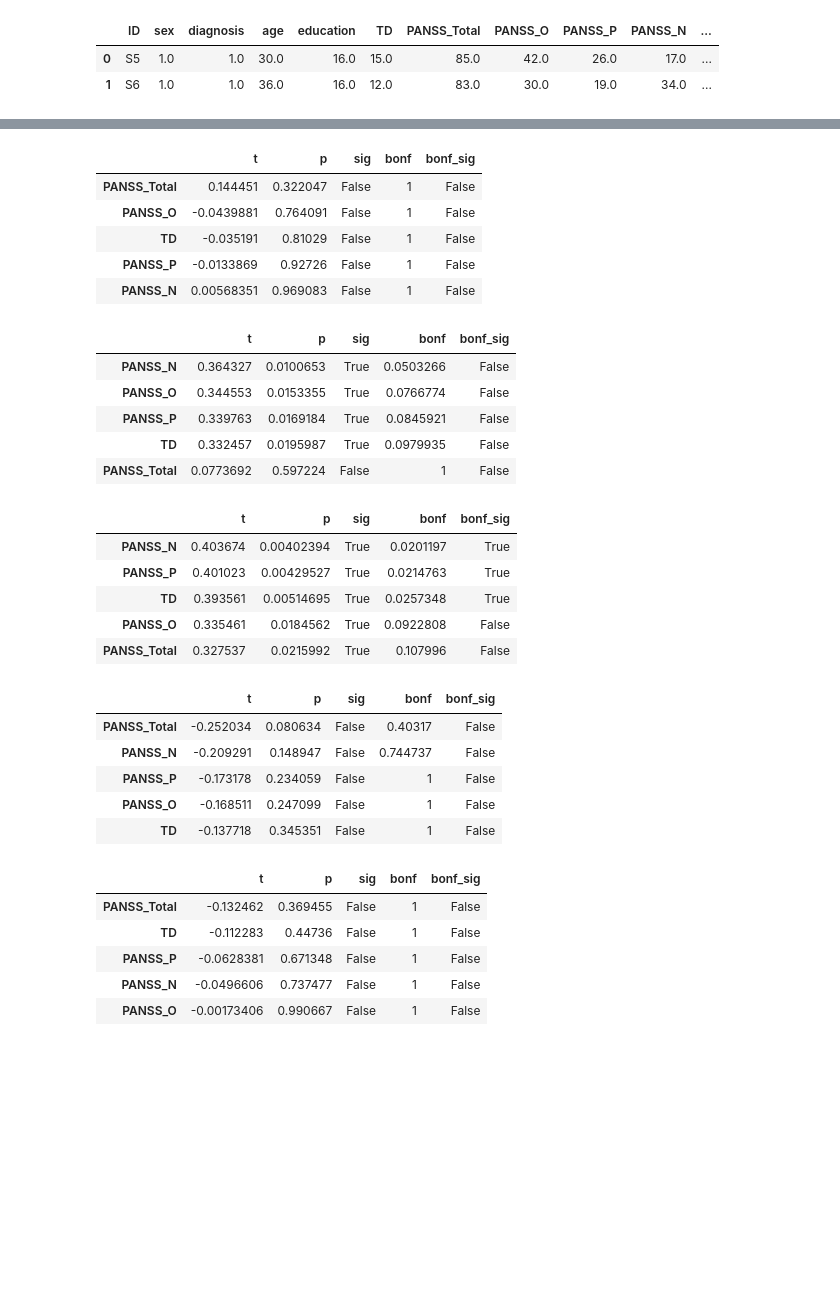
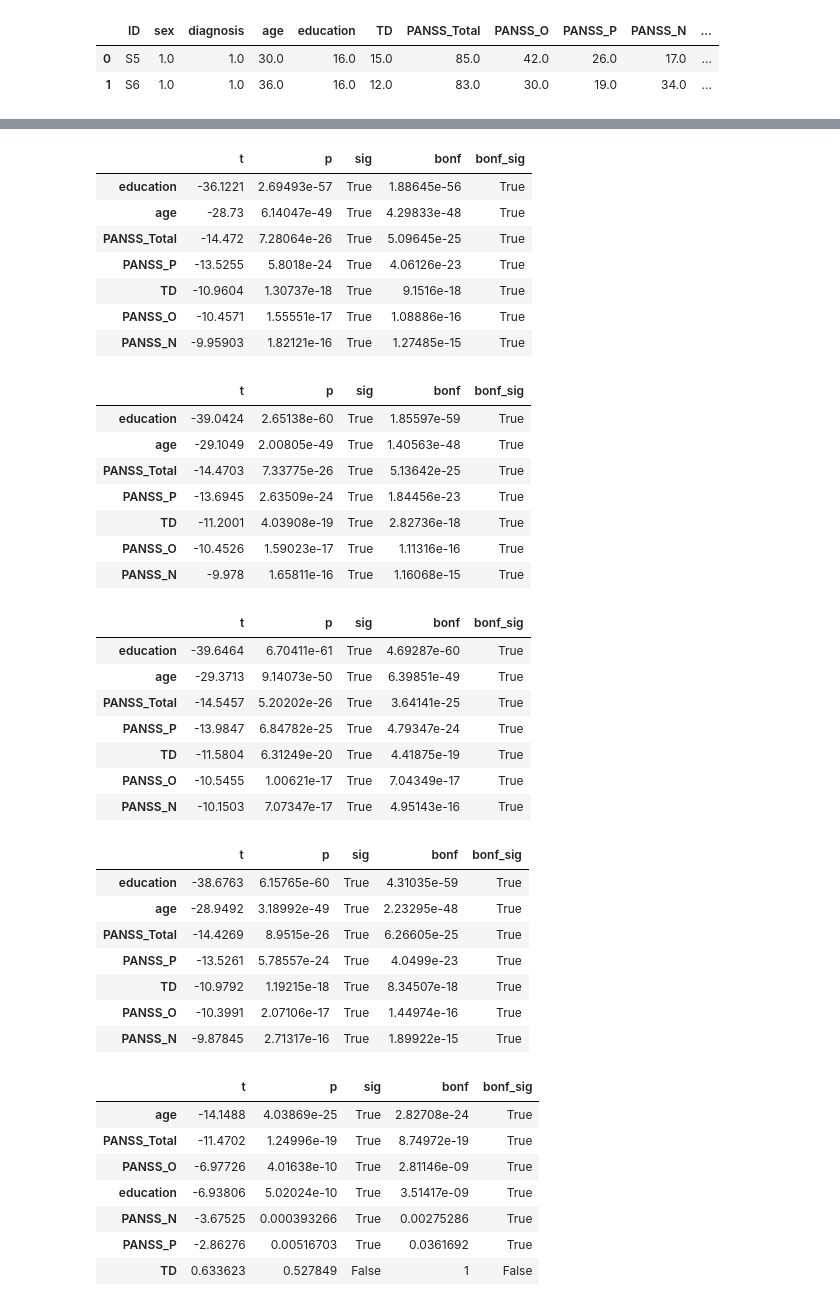
Before and after one commit to flying-bear/verbal_fluency, a Jupyter notebook: verbal_fluency.ipynb, the cells around one changed output, grey strips where cells are left out. Drawn from its saved outputs; the diff is of its cells as text; code cells hidden in the pictures; blank space fills up the shorter version.

```diff
--- a/verbal_fluency.ipynb
+++ b/verbal_fluency.ipynb
@@ -191 +213,3 @@ animals['max_cos_sim_no_repeat'] = animals['cos_sim_no_repeat'].apply(np.max)
+# %%
+animals[['cos_sim_time_cor_r', 'cos_sim_time_cor_p']] = animals[~pd.isnull(animals['with hesitation pauses'])][['cos_sim_repeat', 'times']].apply(lambda x: stats.spearmanr(x[0], x[1][1:]), axis=1, result_type='expand')
 # %% [markdown]
@@ -232,5 +256,5 @@ animals.head(2)
 # %%
 t_test = ['binary_diagnosis', 'sex']
-corr_test = ['TD', 'PANSS_Total', 'PANSS_O', 'PANSS_P', 'PANSS_N']
-params = ['unique_num', 'repeat_num', 'mean_cos_sim_no_repeat', 'min_cos_sim_no_repeat', 'maxn_cos_sim_no_repeat', 'mean_hesitation_len',	'mean_hesitation_length']
+corr_test = ['TD', 'PANSS_Total', 'PANSS_O', 'PANSS_P', 'PANSS_N', 'age', 'education']
+params = ['unique_num', 'repeat_num', 'mean_cos_sim_no_repeat', 'min_cos_sim_no_repeat', 'max_cos_sim_no_repeat', 'mean_hesitation_len',	'mean_hesitation_length', 'cos_sim_time_cor_r', 'cos_sim_time_cor_p']
 # %%
@@ -245,47 +271,57 @@ display_test(animals, corr_test, 'unique_num', stats.spearmanr, stat_name='t')
 # %%
-display_test(animals, corr_test, 'repeat_num', stats.spearmanr, stat_name='t')
+display_test(animals, corr_test, 'repeat_num', stats.ttest_ind, stat_name='t')
 # %% [output]
 |  | t | p | sig | bonf | bonf_sig |
-| PANSS_Total | 0.144451 | 0.322047 | False | 1 | False |
-| PANSS_O | -0.0439881 | 0.764091 | False | 1 | False |
-| TD | -0.035191 | 0.81029 | False | 1 | False |
-| PANSS_P | -0.0133869 | 0.92726 | False | 1 | False |
-| PANSS_N | 0.00568351 | 0.969083 | False | 1 | False |
+| education | -36.1221 | 2.69493e-57 | True | 1.88645e-56 | True |
+| age | -28.73 | 6.14047e-49 | True | 4.29833e-48 | True |
+| PANSS_Total | -14.472 | 7.28064e-26 | True | 5.09645e-25 | True |
+| PANSS_P | -13.5255 | 5.8018e-24 | True | 4.06126e-23 | True |
+| TD | -10.9604 | 1.30737e-18 | True | 9.1516e-18 | True |
+| PANSS_O | -10.4571 | 1.55551e-17 | True | 1.08886e-16 | True |
+| PANSS_N | -9.95903 | 1.82121e-16 | True | 1.27485e-15 | True |
 # %%
-display_test(animals, corr_test, 'mean_cos_sim_no_repeat', stats.spearmanr, stat_name='t')
+display_test(animals, corr_test, 'mean_cos_sim_no_repeat', stats.ttest_ind, stat_name='t')
 # %% [output]
 |  | t | p | sig | bonf | bonf_sig |
-| PANSS_N | 0.364327 | 0.0100653 | True | 0.0503266 | False |
-| PANSS_O | 0.344553 | 0.0153355 | True | 0.0766774 | False |
-| PANSS_P | 0.339763 | 0.0169184 | True | 0.0845921 | False |
-| TD | 0.332457 | 0.0195987 | True | 0.0979935 | False |
-| PANSS_Total | 0.0773692 | 0.597224 | False | 1 | False |
+| education | -39.0424 | 2.65138e-60 | True | 1.85597e-59 | True |
+| age | -29.1049 | 2.00805e-49 | True | 1.40563e-48 | True |
+| PANSS_Total | -14.4703 | 7.33775e-26 | True | 5.13642e-25 | True |
+| PANSS_P | -13.6945 | 2.63509e-24 | True | 1.84456e-23 | True |
+| TD | -11.2001 | 4.03908e-19 | True | 2.82736e-18 | True |
+| PANSS_O | -10.4526 | 1.59023e-17 | True | 1.11316e-16 | True |
+| PANSS_N | -9.978 | 1.65811e-16 | True | 1.16068e-15 | True |
 # %%
-display_test(animals, corr_test, 'min_cos_sim_no_repeat', stats.spearmanr, stat_name='t')
+display_test(animals, corr_test, 'min_cos_sim_no_repeat', stats.ttest_ind, stat_name='t')
 # %% [output]
 |  | t | p | sig | bonf | bonf_sig |
-| PANSS_N | 0.403674 | 0.00402394 | True | 0.0201197 | True |
-| PANSS_P | 0.401023 | 0.00429527 | True | 0.0214763 | True |
-| TD | 0.393561 | 0.00514695 | True | 0.0257348 | True |
-| PANSS_O | 0.335461 | 0.0184562 | True | 0.0922808 | False |
-| PANSS_Total | 0.327537 | 0.0215992 | True | 0.107996 | False |
+| education | -39.6464 | 6.70411e-61 | True | 4.69287e-60 | True |
+| age | -29.3713 | 9.14073e-50 | True | 6.39851e-49 | True |
+| PANSS_Total | -14.5457 | 5.20202e-26 | True | 3.64141e-25 | True |
+| PANSS_P | -13.9847 | 6.84782e-25 | True | 4.79347e-24 | True |
+| TD | -11.5804 | 6.31249e-20 | True | 4.41875e-19 | True |
+| PANSS_O | -10.5455 | 1.00621e-17 | True | 7.04349e-17 | True |
+| PANSS_N | -10.1503 | 7.07347e-17 | True | 4.95143e-16 | True |
 # %%
-display_test(animals, corr_test, 'max_cos_sim_no_repeat', stats.spearmanr, stat_name='t')
+display_test(animals, corr_test, 'max_cos_sim_no_repeat', stats.ttest_ind, stat_name='t')
 # %% [output]
 |  | t | p | sig | bonf | bonf_sig |
-| PANSS_Total | -0.252034 | 0.080634 | False | 0.40317 | False |
-| PANSS_N | -0.209291 | 0.148947 | False | 0.744737 | False |
-| PANSS_P | -0.173178 | 0.234059 | False | 1 | False |
-| PANSS_O | -0.168511 | 0.247099 | False | 1 | False |
-| TD | -0.137718 | 0.345351 | False | 1 | False |
+| education | -38.6763 | 6.15765e-60 | True | 4.31035e-59 | True |
+| age | -28.9492 | 3.18992e-49 | True | 2.23295e-48 | True |
+| PANSS_Total | -14.4269 | 8.9515e-26 | True | 6.26605e-25 | True |
+| PANSS_P | -13.5261 | 5.78557e-24 | True | 4.0499e-23 | True |
+| TD | -10.9792 | 1.19215e-18 | True | 8.34507e-18 | True |
+| PANSS_O | -10.3991 | 2.07106e-17 | True | 1.44974e-16 | True |
+| PANSS_N | -9.87845 | 2.71317e-16 | True | 1.89922e-15 | True |
 # %%
-display_test(animals, corr_test, 'mean_hesitation_len', stats.spearmanr, stat_name='t')
+display_test(animals, corr_test, 'mean_hesitation_len', stats.ttest_ind, stat_name='t')
 # number
 # %% [output]
 |  | t | p | sig | bonf | bonf_sig |
-| PANSS_Total | -0.132462 | 0.369455 | False | 1 | False |
-| TD | -0.112283 | 0.44736 | False | 1 | False |
-| PANSS_P | -0.0628381 | 0.671348 | False | 1 | False |
-| PANSS_N | -0.0496606 | 0.737477 | False | 1 | False |
-| PANSS_O | -0.00173406 | 0.990667 | False | 1 | False |
+| age | -14.1488 | 4.03869e-25 | True | 2.82708e-24 | True |
+| PANSS_Total | -11.4702 | 1.24996e-19 | True | 8.74972e-19 | True |
+| PANSS_O | -6.97726 | 4.01638e-10 | True | 2.81146e-09 | True |
+| education | -6.93806 | 5.02024e-10 | True | 3.51417e-09 | True |
+| PANSS_N | -3.67525 | 0.000393266 | True | 0.00275286 | True |
+| PANSS_P | -2.86276 | 0.00516703 | True | 0.0361692 | True |
+| TD | 0.633623 | 0.527849 | False | 1 | False |
 # %%
```
Also changed, not shown: parts of 11 cells of this notebook.
